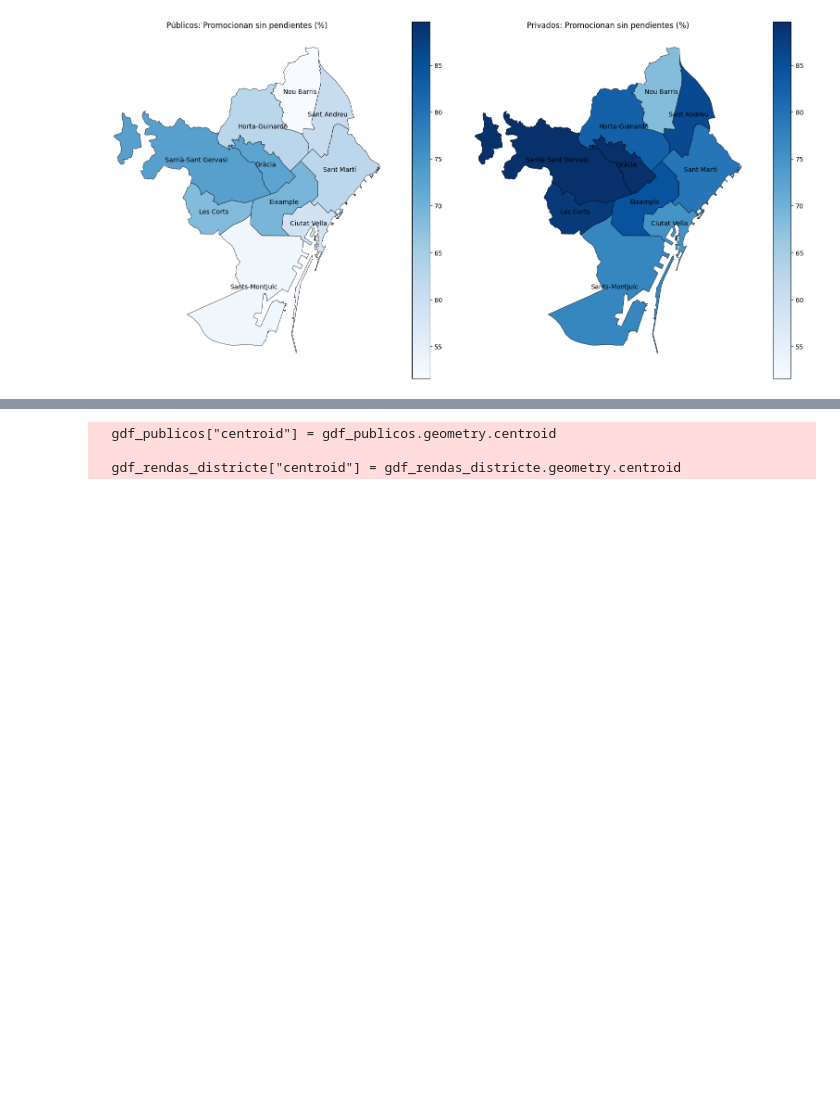
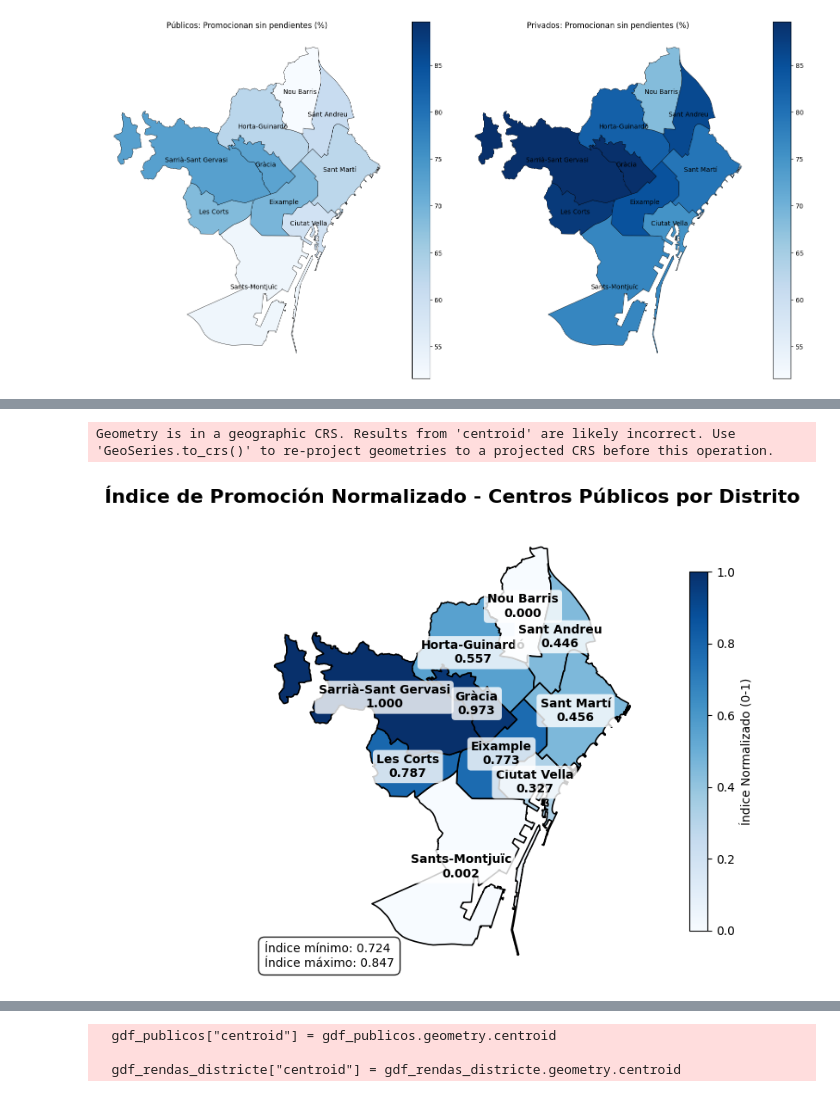
Before and after one commit to annaszymanskicortes/truco-o-dato, a Jupyter notebook: notebook_ana.ipynb, the cells around one changed output, grey strips where cells are left out. Drawn from its saved outputs; the diff is of its cells as text; code cells hidden in the pictures; blank space fills up the shorter version.

```diff
--- a/notebook_ana.ipynb
+++ b/notebook_ana.ipynb
@@ -307,0 +454,71 @@ plt.show()
+# %%
+# Filtrar y normalizar índices públicos
+gdf_publicos = gdf_resultados.copy()
+
+# Normalizar el índice entre 0 y 1
+indice_public = gdf_publicos["Indice_Public"]
+min_val = indice_public.min()
+max_val = indice_public.max()
+
+gdf_publicos["Indice_Normalizado"] = (indice_public - min_val) / (max_val - min_val)
+
+# Crear centroides
+gdf_publicos["centroid"] = gdf_publicos.geometry.centroid
+
+# Crear el plot
+fig, ax = plt.subplots(1, 1, figsize=(10, 6))
+
+# Mapa de índices normalizados
+gdf_publicos.plot(
+    column="Indice_Normalizado",
+    cmap="Blues",  # Esquema de colores rojo-amarillo-verde
+    legend=True,
+    vmin=0,
+    vmax=1,
+    edgecolor="black",
+    linewidth=1.2,
+    ax=ax,
+    legend_kwds={
+        'shrink': 0.8,
+        'label': 'Índice Normalizado (0-1)'
+    }
+)
+
+ax.set_title("Índice de Promoción Normalizado - Centros Públicos por Distrito",
+             fontsize=16, fontweight='bold', pad=20)
+ax.axis("off")
+
+# Añadir nombres de distritos y valores
+for idx, row in gdf_publicos.iterrows():
+    ax.text(
+        row["centroid"].x,
+        row["centroid"].y,
+        f"{row['nom_districte']}\n{row['Indice_Normalizado']:.3f}",
+        fontsize=10,
+        ha="center",
+        va="center",
+        color="black",
+        weight="bold",
+        bbox=dict(boxstyle="round,pad=0.3", facecolor="white", alpha=0.8, edgecolor="none")
+    )
+
+# Añadir información adicional en la esquina
+ax.text(
+    0.02, 0.02,
+    f"Índice mínimo: {min_val:.3f}\nÍndice máximo: {max_val:.3f}",
+    transform=ax.transAxes,
+    fontsize=10,
+    bbox=dict(boxstyle="round,pad=0.5", facecolor="white", alpha=0.9)
+)
+
+plt.tight_layout()
+plt.show()
+
+# Mostrar tabla resumen
+print("\n📊 RESUMEN DE ÍNDICES NORMALIZADOS - PÚBLICOS")
+print("="*50)
+resumen = gdf_publicos[["nom_districte", "Indice_Public", "Indice_Normalizado"]].sort_values("Indice_Normalizado", ascending=False)
+print(resumen.to_string(index=False))
+# %% [output]
+Geometry is in a geographic CRS. Results from 'centroid' are likely incorrect. Use 'GeoSeries.to_crs()' to re-project geometries to a projected CRS before this operation.
+[figure, added]
```
Also changed, not shown: parts of 5 cells of this notebook.
